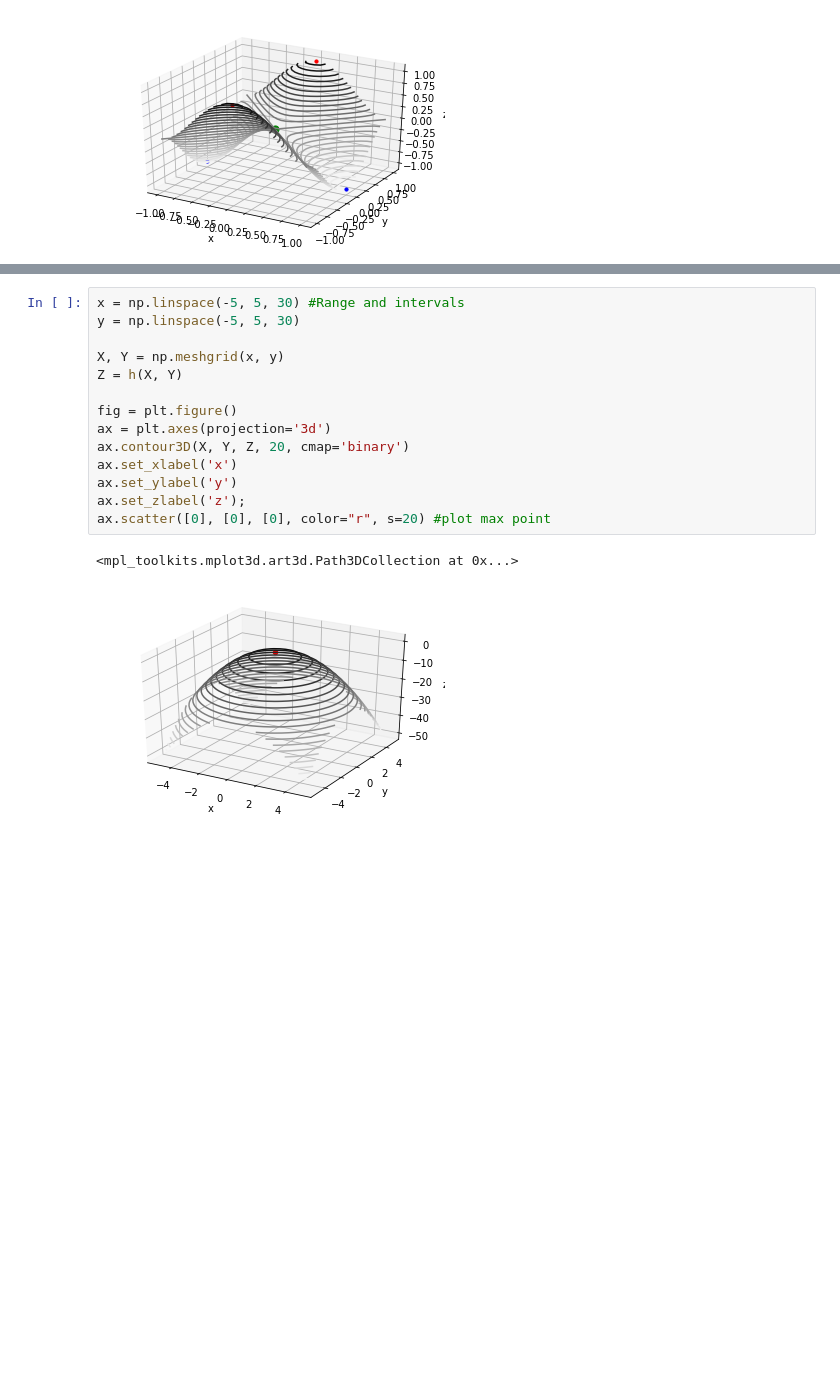
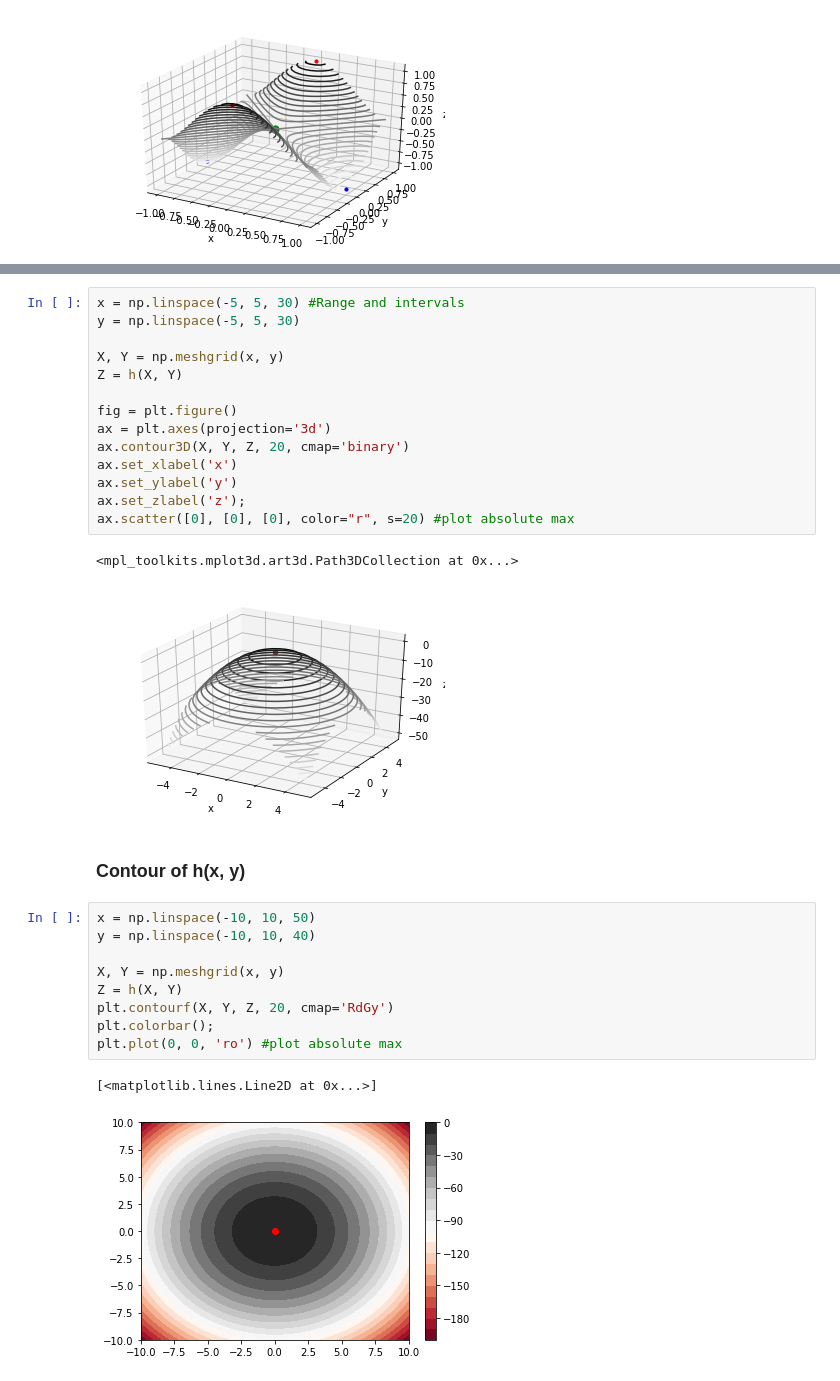
Before and after one commit to trevinofernando/AI-MachineLearning, a Jupyter notebook: hw1/Hw1Part1.ipynb, the cells around one changed output, grey strips where cells are left out. Cells and saved outputs as stored; diff of their text form; blank space fills up the shorter version.

```diff
--- a/hw1/Hw1Part1.ipynb
+++ b/hw1/Hw1Part1.ipynb
@@ -66,7 +107,21 @@ ax.contour3D(X, Y, Z, 20, cmap='binary')
 ax.set_xlabel('x')
 ax.set_ylabel('y')
 ax.set_zlabel('z');
-ax.scatter([0], [0], [0], color="r", s=20) #plot max point
+ax.scatter([0], [0], [0], color="r", s=20) #plot absolute max
 # %% [output]
 <mpl_toolkits.mplot3d.art3d.Path3DCollection at 0x...>
 [figure]
+# %% [markdown]
+### Contour of h(x, y)
+# %%
+x = np.linspace(-10, 10, 50)
+y = np.linspace(-10, 10, 40)
+
+X, Y = np.meshgrid(x, y)
+Z = h(X, Y)
+plt.contourf(X, Y, Z, 20, cmap='RdGy')
+plt.colorbar();
+plt.plot(0, 0, 'ro') #plot absolute max
+# %% [output]
+[<matplotlib.lines.Line2D at 0x...>]
+[figure, added]
```
Also changed, not shown: parts of 11 cells of this notebook.
